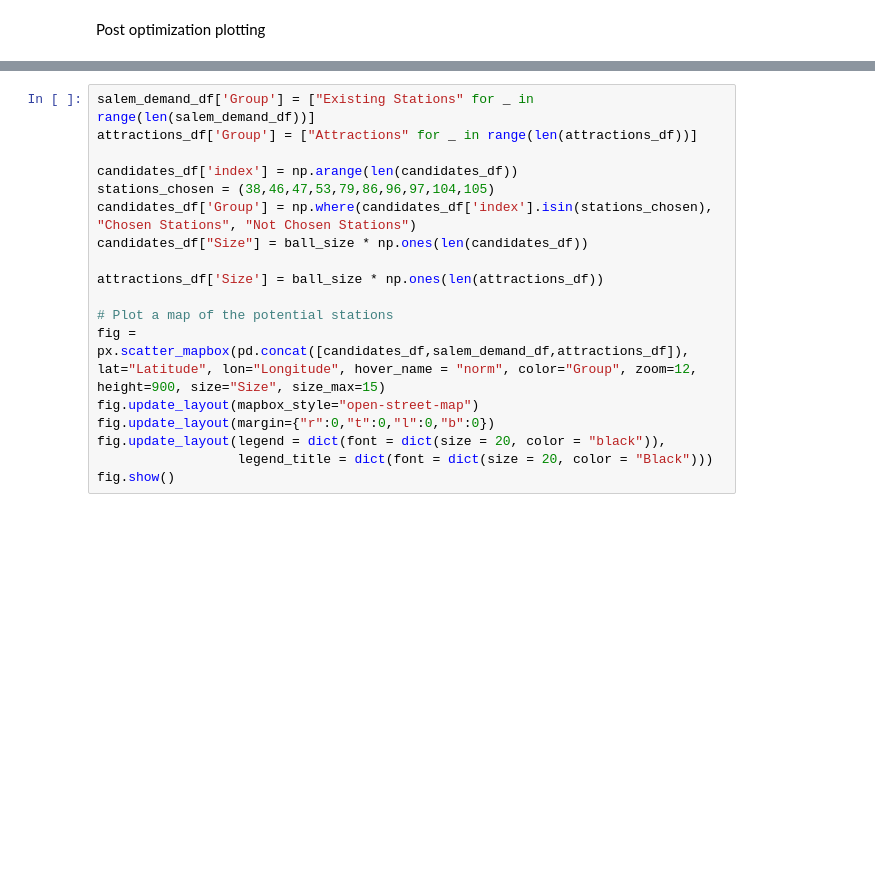
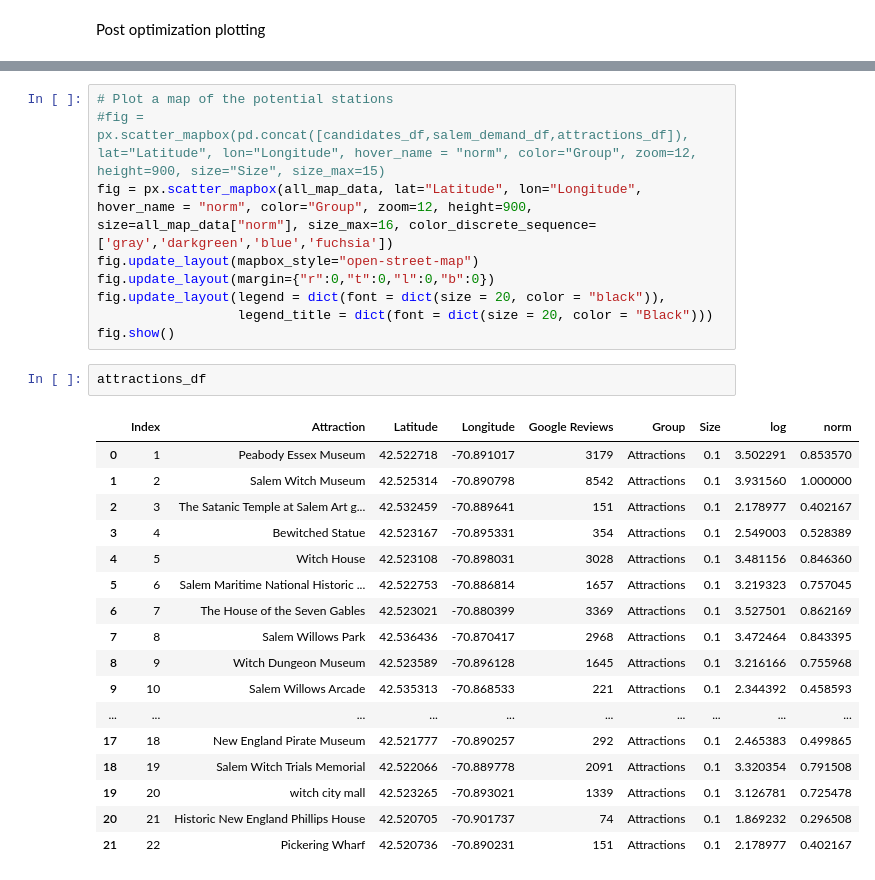
Before and after one commit to aderaustmit/bluebikes, a Jupyter notebook: salem_plotting.ipynb, the cells around one changed output, grey strips where cells are left out. Cells and saved outputs as stored; diff of their text form; blank space fills up the shorter version.

```diff
--- a/salem_plotting.ipynb
+++ b/salem_plotting.ipynb
@@ -238,18 +295,29 @@ Post optimization plotting
 # %%
-salem_demand_df['Group'] = ["Existing Stations" for _ in range(len(salem_demand_df))]
-attractions_df['Group'] = ["Attractions" for _ in range(len(attractions_df))]
-
-candidates_df['index'] = np.arange(len(candidates_df))
-stations_chosen = (38,46,47,53,79,86,96,97,104,105)
-candidates_df['Group'] = np.where(candidates_df['index'].isin(stations_chosen), "Chosen Stations", "Not Chosen Stations")
-candidates_df["Size"] = ball_size * np.ones(len(candidates_df))
-
-attractions_df['Size'] = ball_size * np.ones(len(attractions_df))
-
 # Plot a map of the potential stations
-fig = px.scatter_mapbox(pd.concat([candidates_df,salem_demand_df,attractions_df]), lat="Latitude", lon="Longitude", hover_name = "norm", color="Group", zoom=12, height=900, size="Size", size_max=15)
+#fig = px.scatter_mapbox(pd.concat([candidates_df,salem_demand_df,attractions_df]), lat="Latitude", lon="Longitude", hover_name = "norm", color="Group", zoom=12, height=900, size="Size", size_max=15)
+fig = px.scatter_mapbox(all_map_data, lat="Latitude", lon="Longitude", hover_name = "norm", color="Group", zoom=12, height=900, size=all_map_data["norm"], size_max=16, color_discrete_sequence=['gray','darkgreen','blue','fuchsia'])
 fig.update_layout(mapbox_style="open-street-map")
 fig.update_layout(margin={"r":0,"t":0,"l":0,"b":0})
 fig.update_layout(legend = dict(font = dict(size = 20, color = "black")),
                   legend_title = dict(font = dict(size = 20, color = "Black")))
 fig.show()
+# %%
+attractions_df
+# %% [output]
+|  | Index | Attraction | Latitude | Longitude | Google Reviews | Group | Size | log | norm |
+| 0 | 1 | Peabody Essex Museum | 42.522718 | -70.891017 | 3179 | Attractions | 0.1 | 3.502291 | 0.853570 |
+| 1 | 2 | Salem Witch Museum | 42.525314 | -70.890798 | 8542 | Attractions | 0.1 | 3.931560 | 1.000000 |
+| 2 | 3 | The Satanic Temple at Salem Art g... | 42.532459 | -70.889641 | 151 | Attractions | 0.1 | 2.178977 | 0.402167 |
+| 3 | 4 | Bewitched Statue | 42.523167 | -70.895331 | 354 | Attractions | 0.1 | 2.549003 | 0.528389 |
+| 4 | 5 | Witch House | 42.523108 | -70.898031 | 3028 | Attractions | 0.1 | 3.481156 | 0.846360 |
+| 5 | 6 | Salem Maritime National Historic ... | 42.522753 | -70.886814 | 1657 | Attractions | 0.1 | 3.219323 | 0.757045 |
+| 6 | 7 | The House of the Seven Gables | 42.523021 | -70.880399 | 3369 | Attractions | 0.1 | 3.527501 | 0.862169 |
+| 7 | 8 | Salem Willows Park | 42.536436 | -70.870417 | 2968 | Attractions | 0.1 | 3.472464 | 0.843395 |
+| 8 | 9 | Witch Dungeon Museum | 42.523589 | -70.896128 | 1645 | Attractions | 0.1 | 3.216166 | 0.755968 |
+| 9 | 10 | Salem Willows Arcade | 42.535313 | -70.868533 | 221 | Attractions | 0.1 | 2.344392 | 0.458593 |
+| ... | ... | ... | ... | ... | ... | ... | ... | ... | ... |
+| 17 | 18 | New England Pirate Museum | 42.521777 | -70.890257 | 292 | Attractions | 0.1 | 2.465383 | 0.499865 |
+| 18 | 19 | Salem Witch Trials Memorial | 42.522066 | -70.889778 | 2091 | Attractions | 0.1 | 3.320354 | 0.791508 |
+| 19 | 20 | witch city mall | 42.523265 | -70.893021 | 1339 | Attractions | 0.1 | 3.126781 | 0.725478 |
+| 20 | 21 | Historic New England Phillips House | 42.520705 | -70.901737 | 74 | Attractions | 0.1 | 1.869232 | 0.296508 |
+| 21 | 22 | Pickering Wharf | 42.520736 | -70.890231 | 151 | Attractions | 0.1 | 2.178977 | 0.402167 |
```
Also changed, not shown: parts of 10 cells of this notebook.
